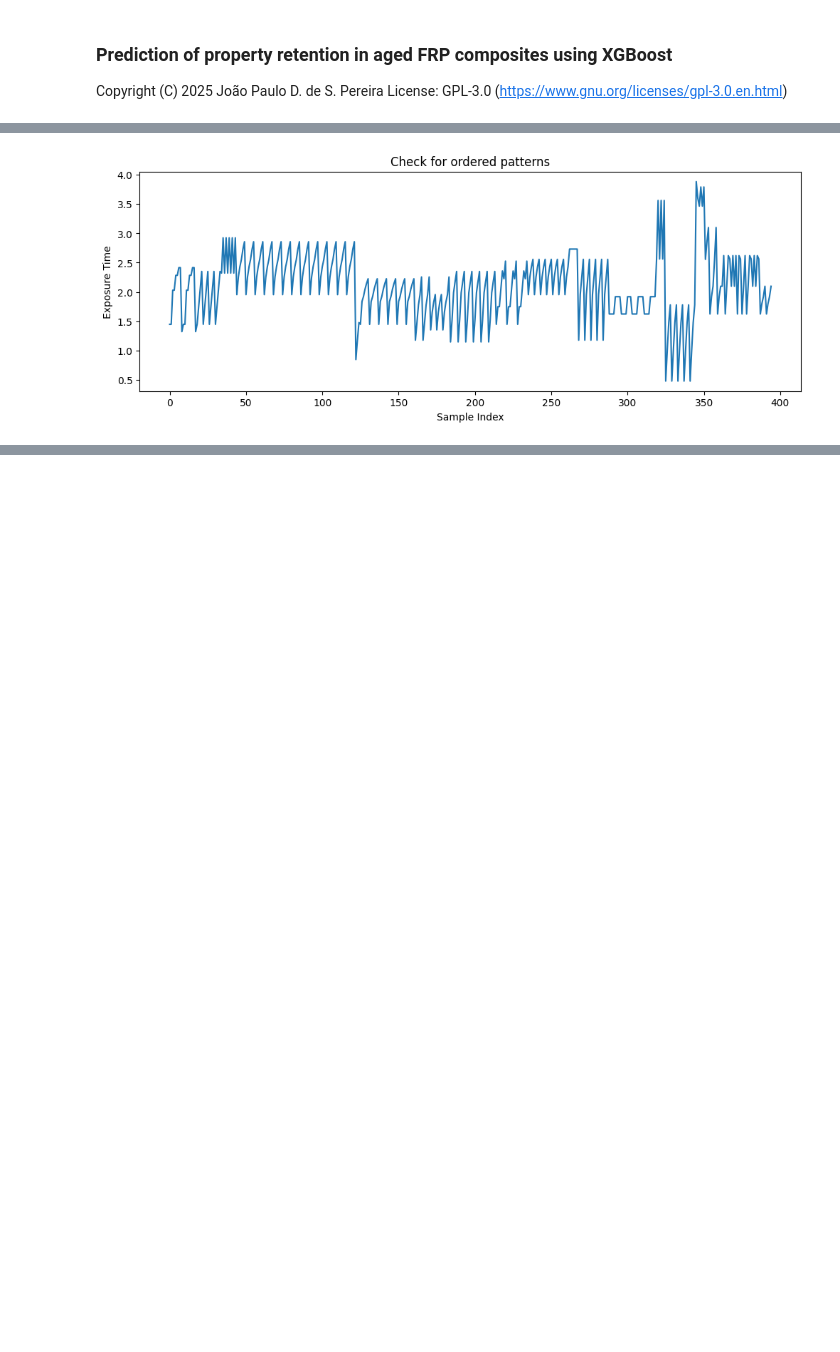
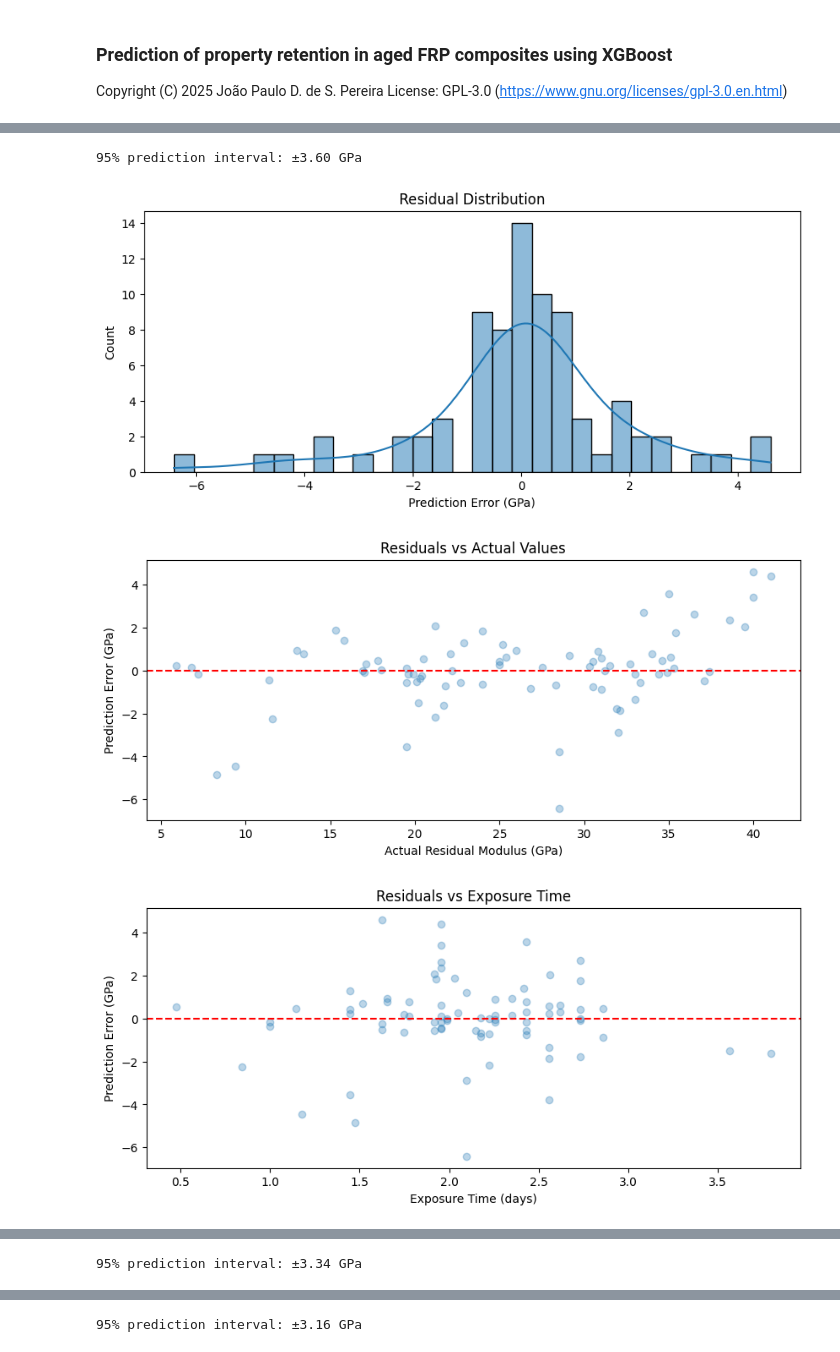
Before and after one commit to jpdspz/frp-aging-xgboost, a Jupyter notebook: frp-aging-xgboost.ipynb, the cells around one changed output, grey strips where cells are left out. Cells and saved outputs as stored; diff of their text form; code cells hidden in the pictures; blank space fills up the shorter version.

```diff
--- a/frp-aging-xgboost.ipynb
+++ b/frp-aging-xgboost.ipynb
@@ -1141,9 +1161,7 @@ Unbiased R²: 0.953 ± 0.019
-# %%
-plt.figure(figsize=(12, 4))
-plt.plot(predictor.dataset['dataset']['Exposure time (days)'].values, label='Original Order')
-plt.xlabel('Sample Index')
-plt.ylabel('Exposure Time')
-plt.title('Check for ordered patterns')
-plt.show()
-# %% [output]
-[figure, removed]
+# %%
+predictor.residual_analysis()
+# %% [output]
+95% prediction interval: ±3.60 GPa
+[figure, added]
+[figure, added]
+[figure, added]
@@ -1149,0 +1169 @@ plt.show()
+95% prediction interval: ±3.34 GPa
@@ -1149,0 +1174 @@ plt.show()
+95% prediction interval: ±3.16 GPa
```
Also changed, not shown: parts of 14 cells of this notebook.
